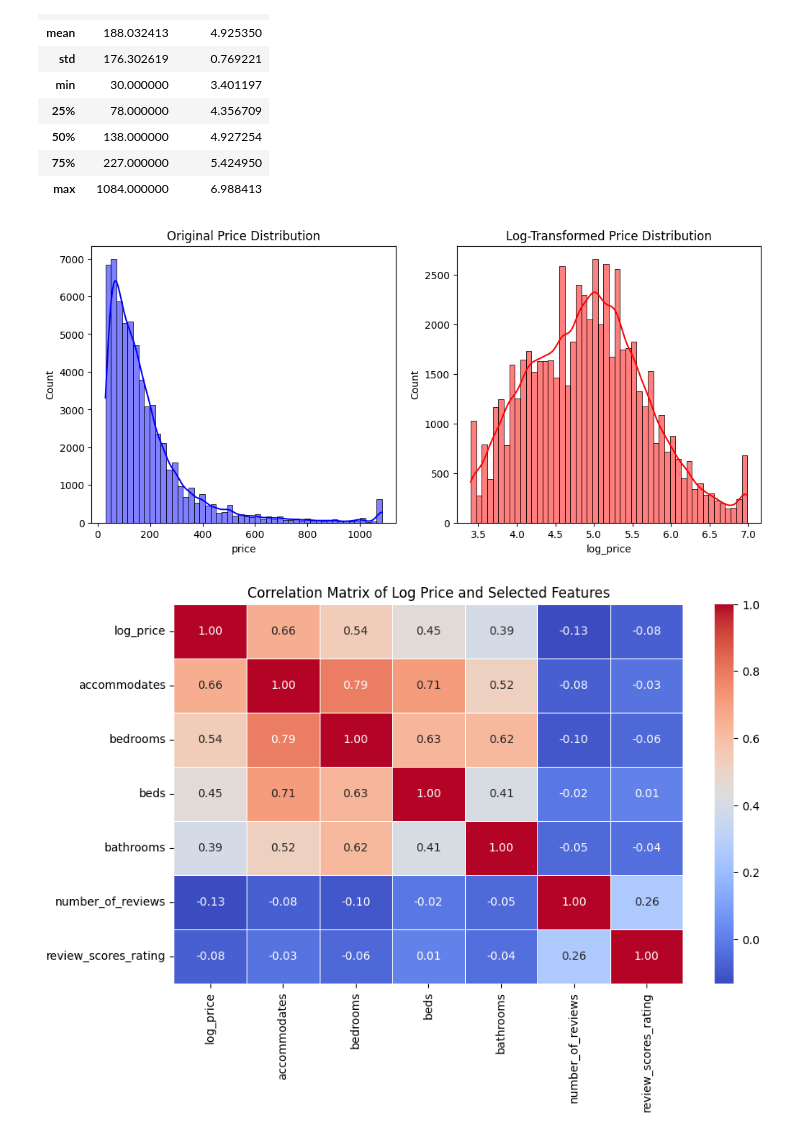
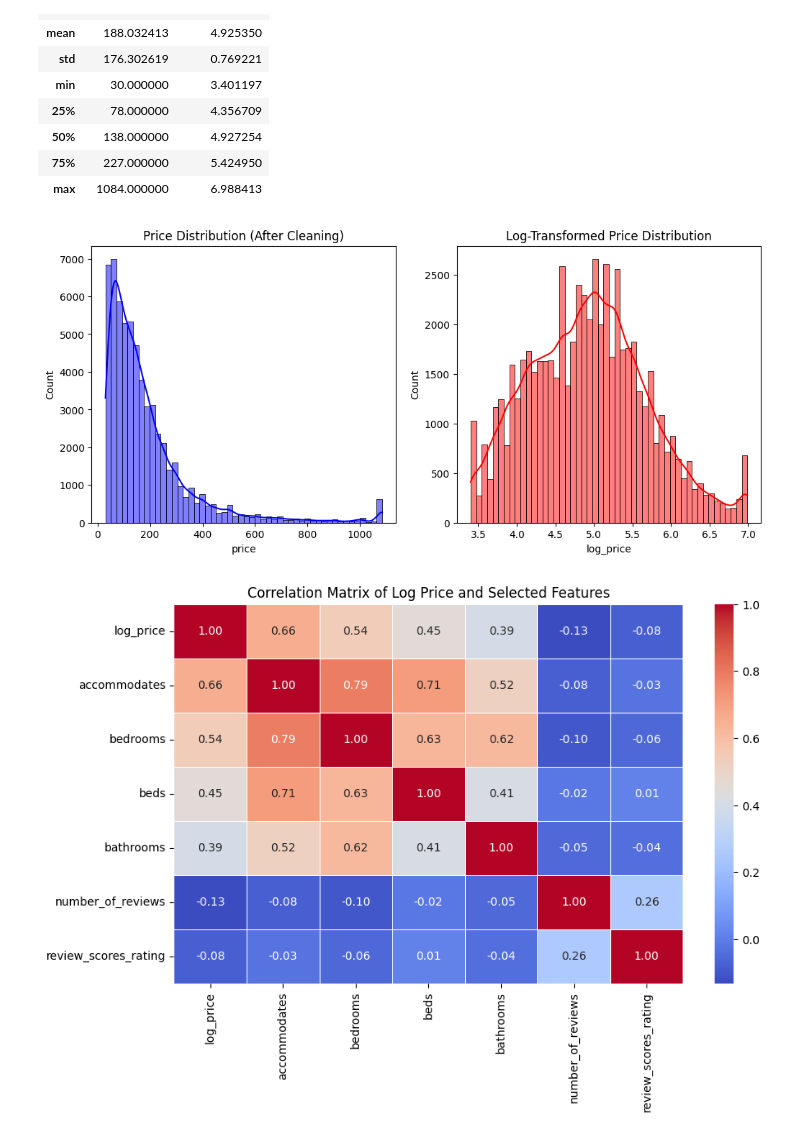
Before and after one commit to FP2003/AirBnB-Price-Prediction-System, a Jupyter notebook: fp100_jh851_solution.ipynb, the cells around one changed output. Cells and saved outputs as stored; diff of their text form; code cells hidden in the pictures.

```diff
--- a/fp100_jh851_solution.ipynb
+++ b/fp100_jh851_solution.ipynb
@@ -254,19 +258,19 @@ df[['price', 'log_price']].describe()
 # %%
 plt.figure(figsize=(12, 5))
 
 # Original price distribution
 plt.subplot(1, 2, 1)
 sns.histplot(df['price'], bins=50, kde=True, color='blue')
-plt.title("Original Price Distribution")
+plt.title("Price Distribution (After Cleaning)")
 
 # Log-transformed price distribution
 plt.subplot(1, 2, 2)
 sns.histplot(df['log_price'], bins=50, kde=True, color='red')
 plt.title("Log-Transformed Price Distribution")
 
 plt.show()
 # %% [output]
-[figure, old version]
+[figure, new version]
 # %%
 # Compute correlation matrix including log_price
 correlation_features = ['log_price', 'accommodates', 'bedrooms', 'beds',
```
Also changed, not shown: parts of 13 cells of this notebook, 2 other files.
